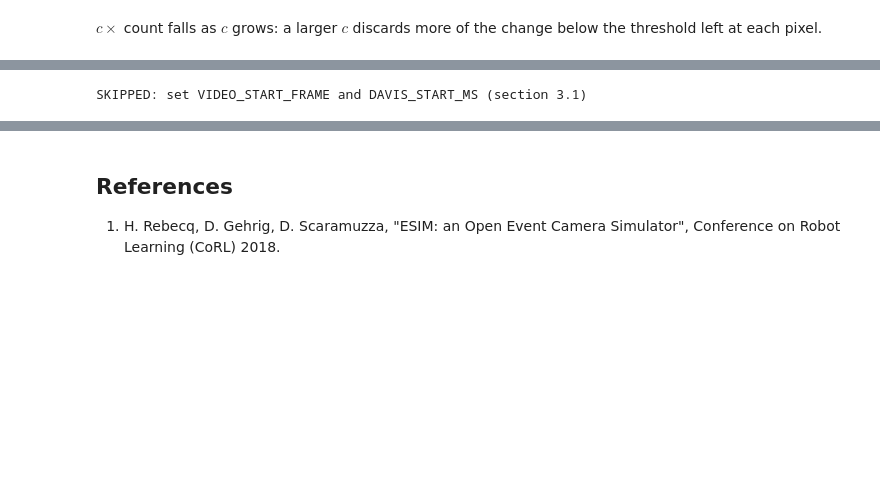
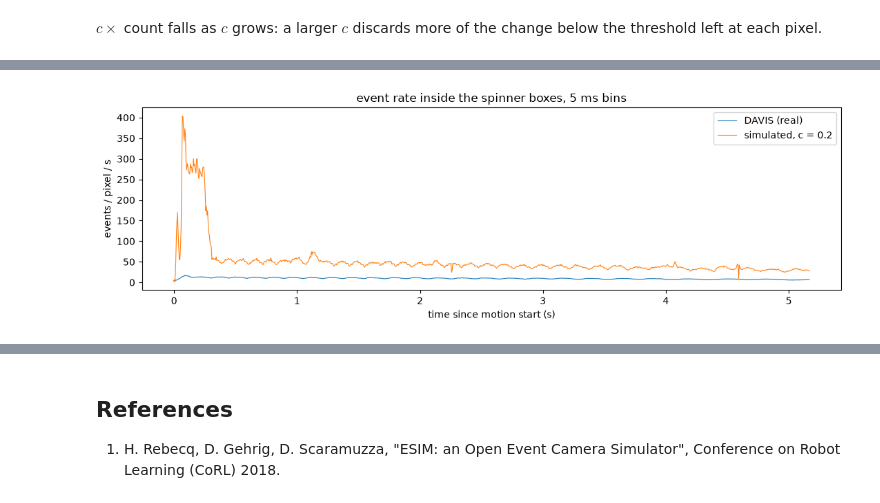
Before and after one commit to allusson/event-perception, a Jupyter notebook: notebooks/06_event_generation.ipynb, the cells around one changed output, grey strips where cells are left out. Drawn from its saved outputs; the diff is of its cells as text; code cells hidden in the pictures; blank space fills up the shorter version.

```diff
--- a/notebooks/06_event_generation.ipynb
+++ b/notebooks/06_event_generation.ipynb
@@ -253,27 +265,27 @@ Real and simulated event rate over time since the motion start, counted inside e
 # %%
 def rate_per_pixel(ev, box, shape, edges):
     # events per pixel per second inside box, per time bin
     h, w = shape
     x0, y0, x1, y1 = (0, 0, w, h) if box is None else box
     ev = ev[(ev["x"] >= x0) & (ev["x"] < x1) & (ev["y"] >= y0) & (ev["y"] < y1)]
     return np.histogram(ev["t"], edges)[0] / ((x1 - x0) * (y1 - y0) * np.diff(edges) / 1e6)
 
 
-if not ready:
-    print("SKIPPED: set VIDEO_START_FRAME and DAVIS_START_MS (section 3.1)")
+if sync is None:
+    print(f"SKIPPED: {', '.join(missing)} not found")
 else:
     t_lo = max(video_t[0], real_ev["t"][0])
     t_hi = min(video_t[-1], real_ev["t"][-1])
     edges = np.arange(t_lo, t_hi, WINDOW_MS * 1000)
     fig, ax = plt.subplots(figsize=(11, 3.6))
-    ax.plot(edges[:-1] / 1e6, rate_per_pixel(real_ev, DAVIS_CROP, davis.shape, edges), lw=0.8, label="DAVIS (real)")
-    ax.plot(edges[:-1] / 1e6, rate_per_pixel(sim_ev, VIDEO_CROP, video.shape, edges), lw=0.8,
+    ax.plot(edges[:-1] / 1e6, rate_per_pixel(real_ev, DAVIS_BOX, davis.shape, edges), lw=0.8, label="DAVIS (real)")
+    ax.plot(edges[:-1] / 1e6, rate_per_pixel(sim_ev, PHONE_BOX, video.shape, edges), lw=0.8,
             label=f"simulated, c = {C_SIM}")
     ax.set_xlabel("time since motion start (s)"); ax.set_ylabel("events / pixel / s")
-    ax.set_title(f"event rate inside the crops, {WINDOW_MS} ms bins"); ax.legend()
+    ax.set_title(f"event rate inside the spinner boxes, {WINDOW_MS} ms bins"); ax.legend()
     plt.tight_layout(); plt.show()
 # %% [output]
-SKIPPED: set VIDEO_START_FRAME and DAVIS_START_MS (section 3.1)
+[figure, added]
 # %%
 print(f"notebook runtime {time.time() - T_NOTEBOOK:.0f} s")
 # %% [output]
```
Also changed, not shown: parts of 16 cells of this notebook.
